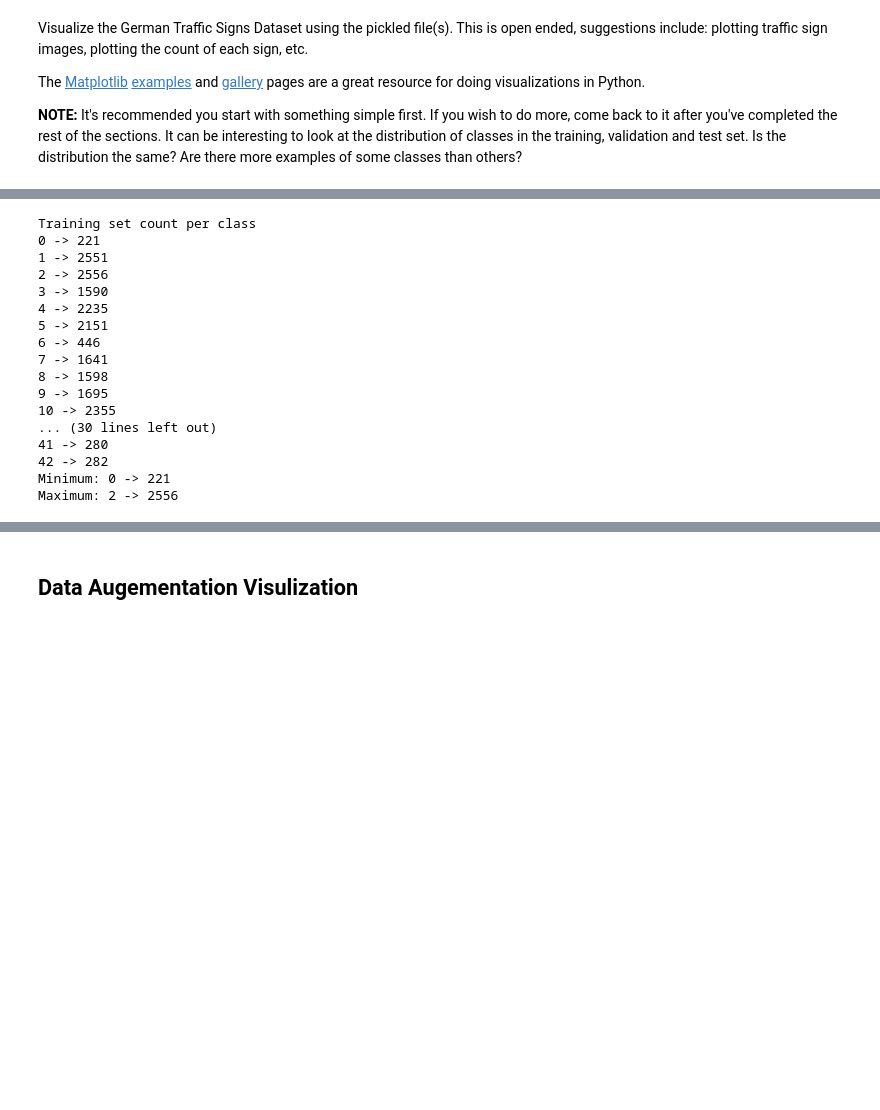
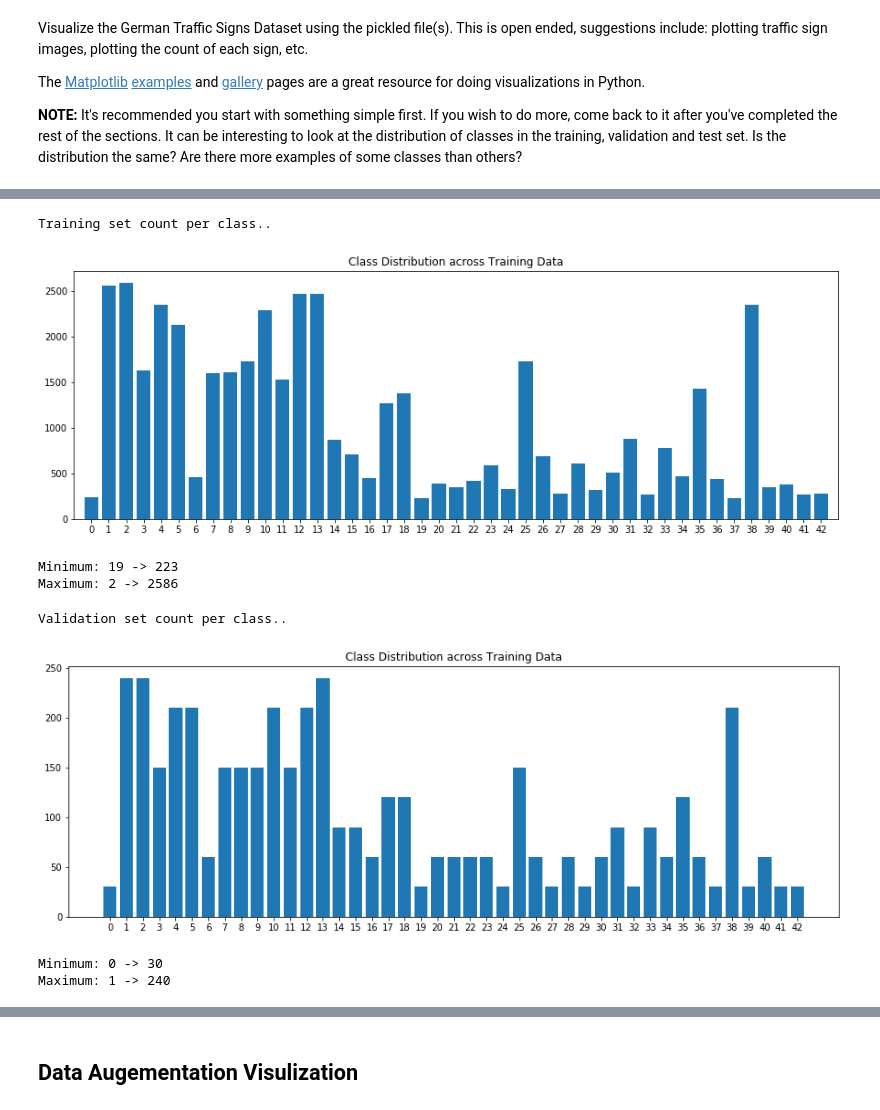
Before and after one commit to JavonDavis/Traffic-Sign-Classifier, a Jupyter notebook: Traffic_Sign_Classifier.ipynb, the cells around one changed output, grey strips where cells are left out. Saved outputs shown, nothing was run; the diff lists cells and outputs as text; code cells hidden in the pictures; blank space fills up the shorter version.

```diff
--- a/Traffic_Sign_Classifier.ipynb
+++ b/Traffic_Sign_Classifier.ipynb
@@ -106,7 +109,36 @@ print(y_train[index])
+# %%
+print("Training set count per class..")
+class_count = [0]*43
+for label in y_train:
+    class_count[label] += 1
+
+min_class = 0
+max_class = 0
+for class_id, count in enumerate(class_count):
+    if count < class_count[min_class]:
+        min_class = class_id
+    if count > class_count[max_class]:
+        max_class = class_id
+# Plot the histogram
+plt.rcParams["figure.figsize"] = [15, 5]
+axes = plt.gca()
+axes.set_xlim([-1,43])
+
+labels = range(43)
+plt.bar(labels, class_count, tick_label=labels, width=0.8, align='center')
+plt.title('Class Distribution across Training Data')
+plt.show()
+print("Minimum: {} -> {}".format(min_class, class_count[min_class]))
+print("Maximum: {} -> {}".format(max_class, class_count[max_class]))
+# %% [output]
+Training set count per class..
+[figure, added]
+Minimum: 19 -> 223
+Maximum: 2 -> 2586
 # %%
-print("Training set count per class..")
+print("Validation set count per class..")
 class_count = [0]*43
-for label in y_train:
+for label in y_valid:
     class_count[label] += 1
 
 min_class = 0
@@ -116,26 +148,16 @@ for class_id, count in enumerate(class_count):
         min_class = class_id
     if count > class_count[max_class]:
         max_class = class_id
-    print("{} -> {}".format(class_id, count))
 
+labels = range(43)
+plt.bar(labels, class_count, tick_label=labels, width=0.8, align='center')
+plt.title('Class Distribution across Training Data')
+plt.show()
 print("Minimum: {} -> {}".format(min_class, class_count[min_class]))
 print("Maximum: {} -> {}".format(max_class, class_count[max_class]))
 # %% [output]
-Training set count per class
-0 -> 221
-1 -> 2551
-2 -> 2556
-3 -> 1590
-4 -> 2235
-5 -> 2151
-6 -> 446
-7 -> 1641
-8 -> 1598
-9 -> 1695
-10 -> 2355
-... (30 lines left out)
-41 -> 280
-42 -> 282
-Minimum: 0 -> 221
-Maximum: 2 -> 2556
+Validation set count per class..
+[figure, added]
+Minimum: 0 -> 30
+Maximum: 1 -> 240
 # %%
```
Also changed, not shown: parts of 8 cells of this notebook.
